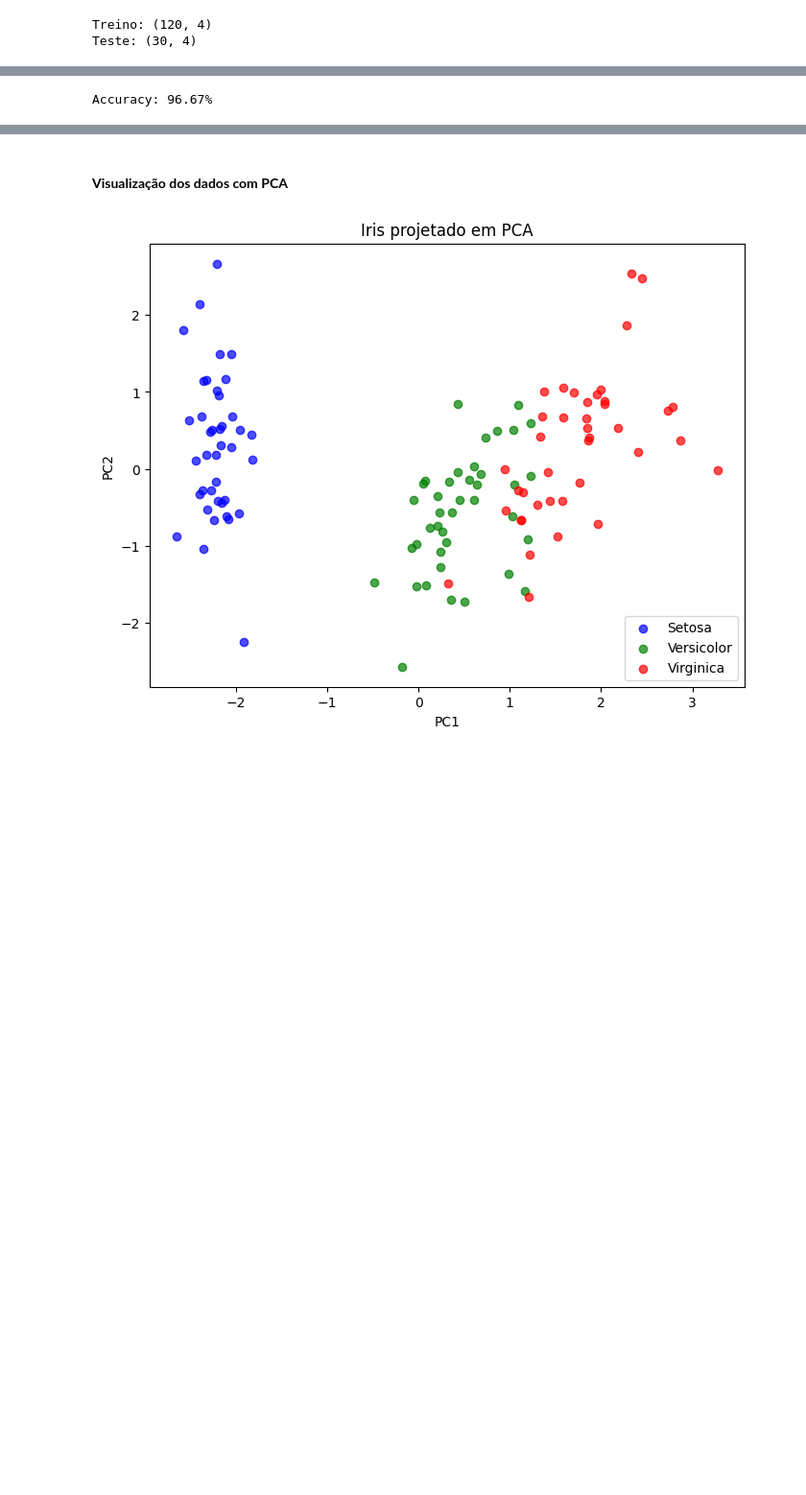
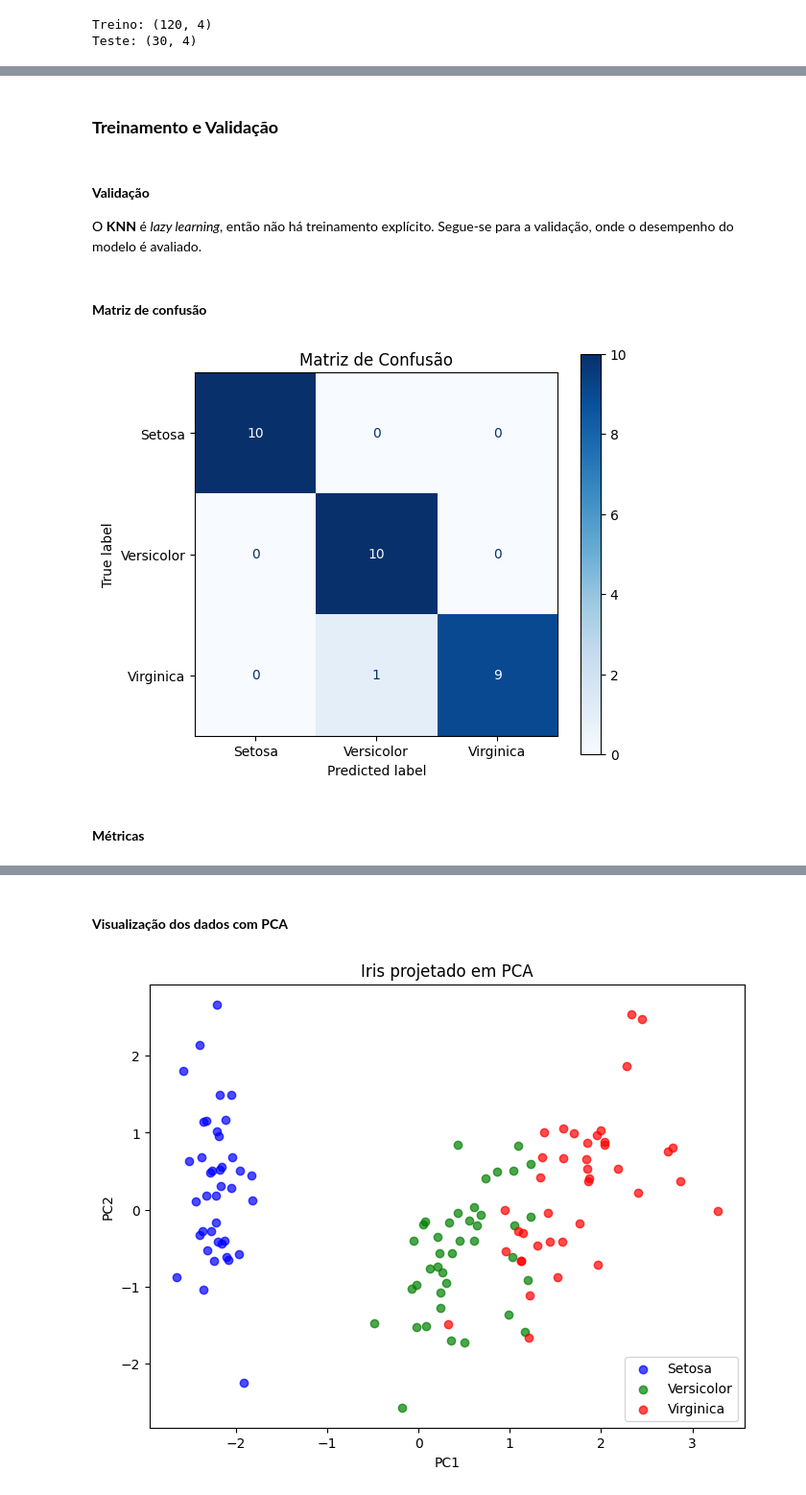
Before and after one commit to gabdourado/AI, a Jupyter notebook: Machine-Learning/Instance-Based/KNN/K_Nearest_Neighbors.ipynb, the cells around one changed output, grey strips where cells are left out. Shown at 96% size. Cells and saved outputs as stored; diff of their text form; code cells hidden in the pictures; blank space fills up the shorter version.

Commit message:
feat: added confusion matrix, classification metrics and bibliographic references

```diff
--- a/Machine-Learning/Instance-Based/KNN/K_Nearest_Neighbors.ipynb
+++ b/Machine-Learning/Instance-Based/KNN/K_Nearest_Neighbors.ipynb
@@ -178,6 +185,12 @@ def predict_classification(X_train, y_train, z, k):
     most_common = Counter(neighbor_labels).most_common(1)
 
     return most_common[0][0]
+# %% [markdown]
+### **Treinamento e Validação**
+# %% [markdown]
+#### **Validação**
+
+O **KNN** é  *lazy learning*, então não há treinamento explícito. Segue-se para a validação, onde o desempenho do modelo é avaliado.
 # %%
 def knn_predict(X_train, y_train, X_test, k):
 
@@ -191,9 +204,24 @@ def knn_predict(X_train, y_train, X_test, k):
 
 k = 1
 y_pred = knn_predict(X_train, y_train, X_test, k)
-
-accuracy = np.mean(y_pred == y_test)
-
-print(f"Accuracy: {100 * accuracy.round(4)}%")
-# %% [output]
-Accuracy: 96.67%
+# %% [markdown]
+#### **Matriz de confusão**
+# %%
+from sklearn.metrics import confusion_matrix, ConfusionMatrixDisplay
+
+fig, ax = plt.subplots(figsize=(6, 5))
+
+cm = confusion_matrix(y_test, y_pred)
+disp = ConfusionMatrixDisplay(
+    confusion_matrix=cm,
+    display_labels=["Setosa", "Versicolor", "Virginica"]
+)
+
+disp.plot(cmap="Blues", ax=ax)
+ax.set_title("Matriz de Confusão")
+plt.tight_layout()
+plt.show()
+# %% [output]
+[figure, added]
+# %% [markdown]
+#### **Métricas**
```
Also changed, not shown: parts of 13 cells of this notebook.
